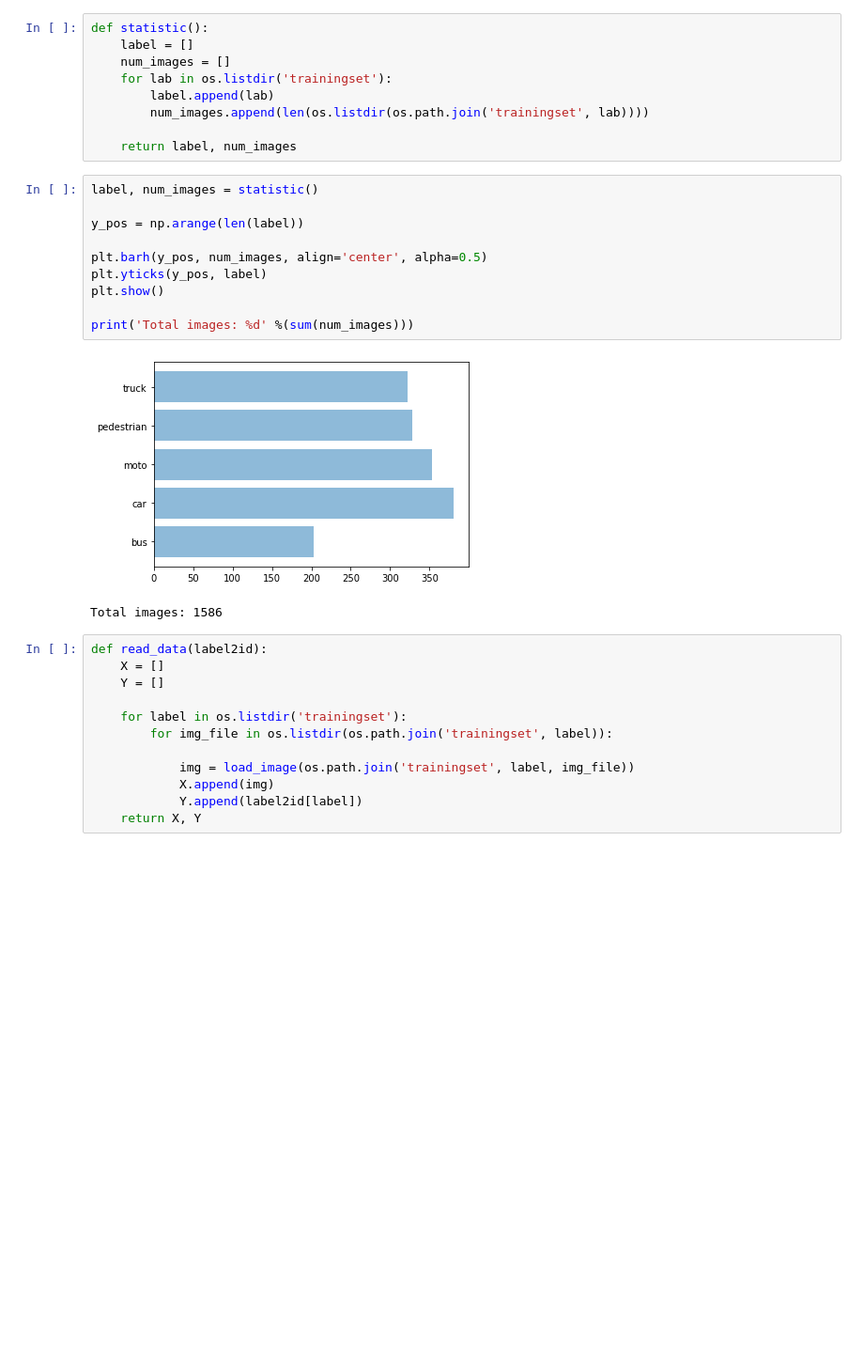
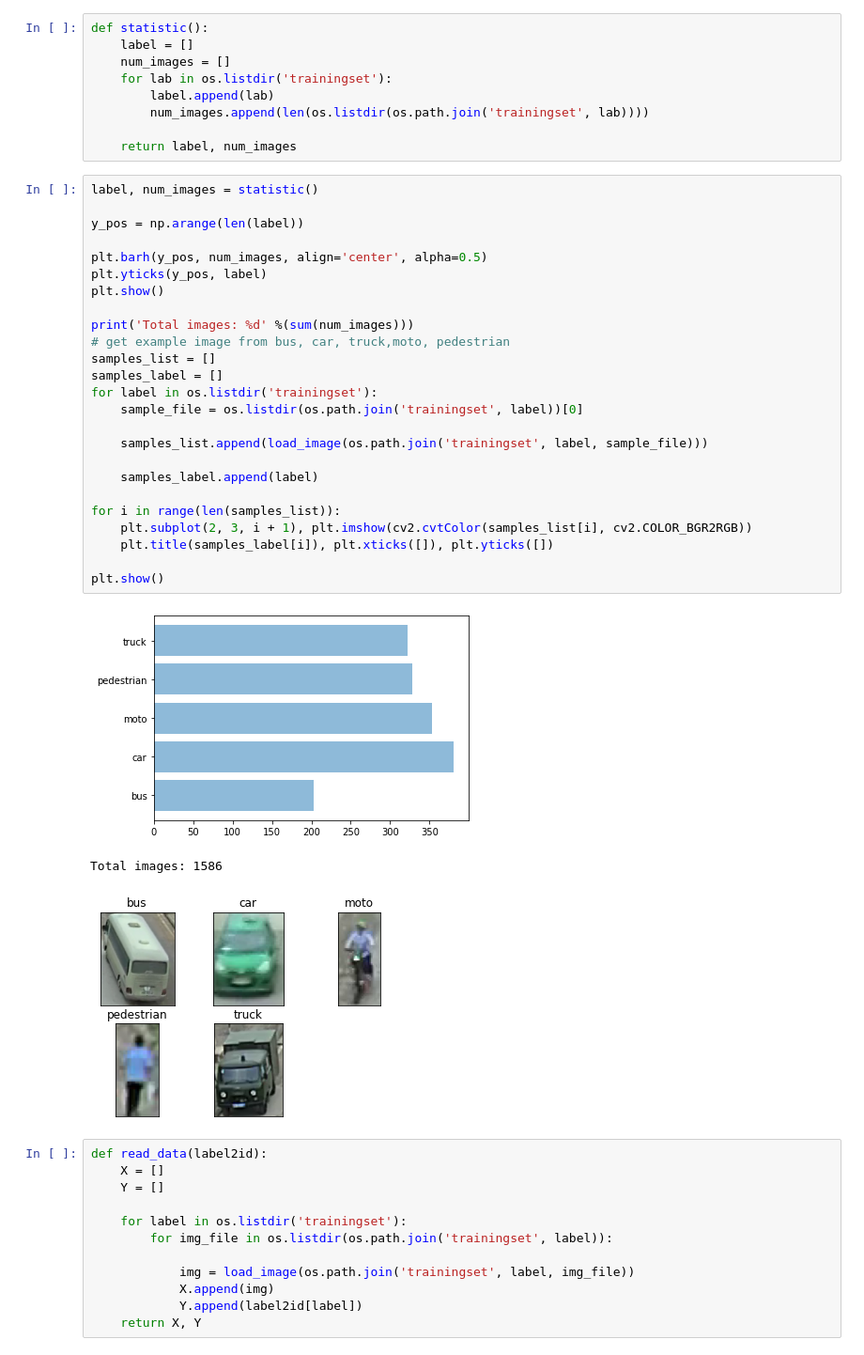
Before and after one commit to dominhkhoi2002/RiceCounting, a Jupyter notebook: Ex2/Ex2.ipynb, the cells around one changed output. Shown at 94% size. Drawn from its saved outputs; the diff is of its cells as text; blank space fills up the shorter version.

```diff
--- a/Ex2/Ex2.ipynb
+++ b/Ex2/Ex2.ipynb
@@ -27,16 +27,32 @@ def statistic():
 # %%
 label, num_images = statistic()
 
 y_pos = np.arange(len(label))
 
 plt.barh(y_pos, num_images, align='center', alpha=0.5)
 plt.yticks(y_pos, label)
 plt.show()
 
 print('Total images: %d' %(sum(num_images)))
+# get example image from bus, car, truck,moto, pedestrian
+samples_list = []
+samples_label = []
+for label in os.listdir('trainingset'):
+    sample_file = os.listdir(os.path.join('trainingset', label))[0]
+
+    samples_list.append(load_image(os.path.join('trainingset', label, sample_file)))
+
+    samples_label.append(label)
+
+for i in range(len(samples_list)):
+    plt.subplot(2, 3, i + 1), plt.imshow(cv2.cvtColor(samples_list[i], cv2.COLOR_BGR2RGB))
+    plt.title(samples_label[i]), plt.xticks([]), plt.yticks([])
+
+plt.show()
 # %% [output]
 [figure]
 Total images: 1586
+[figure, added]
 # %%
 def read_data(label2id):
     X = []
```
